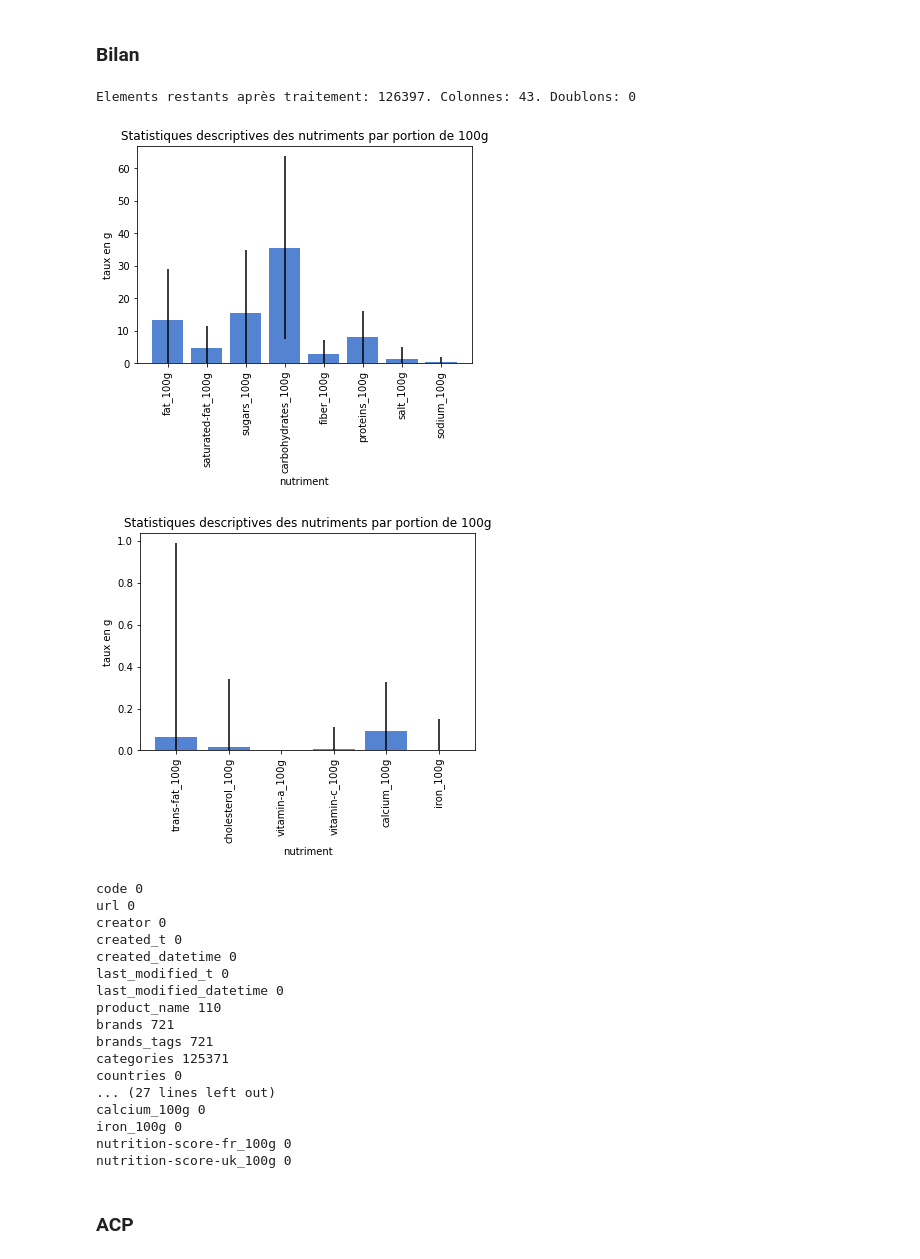
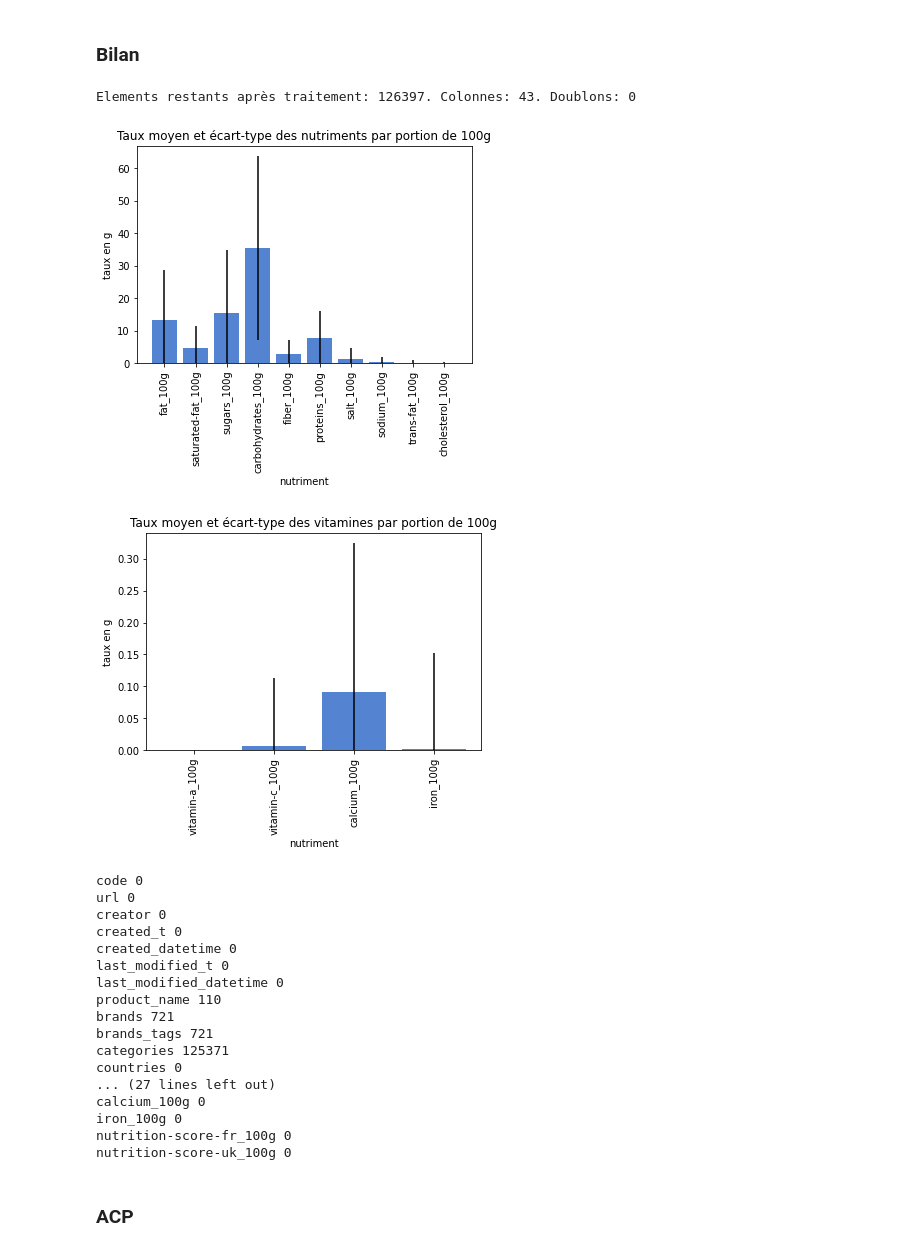
Before and after one commit to ThibaultDieudonne/OpenFoodFacts-Data-Exploration, a Jupyter notebook: notebook.ipynb, the cells around one changed output. Saved outputs shown, nothing was run; the diff lists cells and outputs as text; code cells hidden in the pictures.

```diff
--- a/notebook.ipynb
+++ b/notebook.ipynb
@@ -50,13 +49,13 @@ maxvalue = {"energy_100g":3766,
             "calcium_100g":100,
             "iron_100g":100}
 # %%
-def plotunivar(list_of_vars):
+def plotunivar(list_of_vars, datatype):
     describes = [data[c].describe() for c in list_of_vars]
     sds = [[float(-x.loc["std"]), float(x.loc["std"])] for x in describes]
     stats_df = pd.DataFrame(data={'nutriment': list_of_vars, 'taux en g':[x.loc["mean"] for x in describes]})
     fig, ax = plt.subplots()
     grp = sns.barplot(ax=ax, x="nutriment", y="taux en g", data=stats_df, color=(0.25, 0.5, 0.9), order=list_of_vars)
-    grp.set_title("Statistiques descriptives des nutriments par portion de 100g")
+    grp.set_title(f"Taux moyen et écart-type des {datatype} par portion de 100g")
     for item in grp.get_xticklabels():
         item.set_rotation(90)
 
@@ -71,3 +70,7 @@ def plotunivar(list_of_vars):
         plt.vlines(x+w/2, max(min_y+y, 0), max_y+y, color='k')
 
     plt.show()
+
+def describe_data():
+    plotunivar(nutrition[2:12], "nutriments")
+    plotunivar(nutrition[12:], "vitamines")
@@ -111,14 +119,13 @@ for col in data.columns:
 ### Bilan
 # %%
 print(f'Elements restants après traitement: {data.shape[0]}. Colonnes: {data.shape[1]}. Doublons: {data.shape[0]-len(data["code"].unique())}\n')
-plotunivar(nutrition[2:10])
-plotunivar(nutrition[10:])
+describe_data()
 for col in data.columns:
     print(f"{col} {data[col].isnull().sum()}")
 # %% [output]
 Elements restants après traitement: 126397. Colonnes: 43. Doublons: 0
-[figure, old version]
+[figure, new version]
-[figure, old version]
+[figure, new version]
 code 0
 url 0
 creator 0
```
Also changed, not shown: parts of 13 cells of this notebook, 4 other files.
